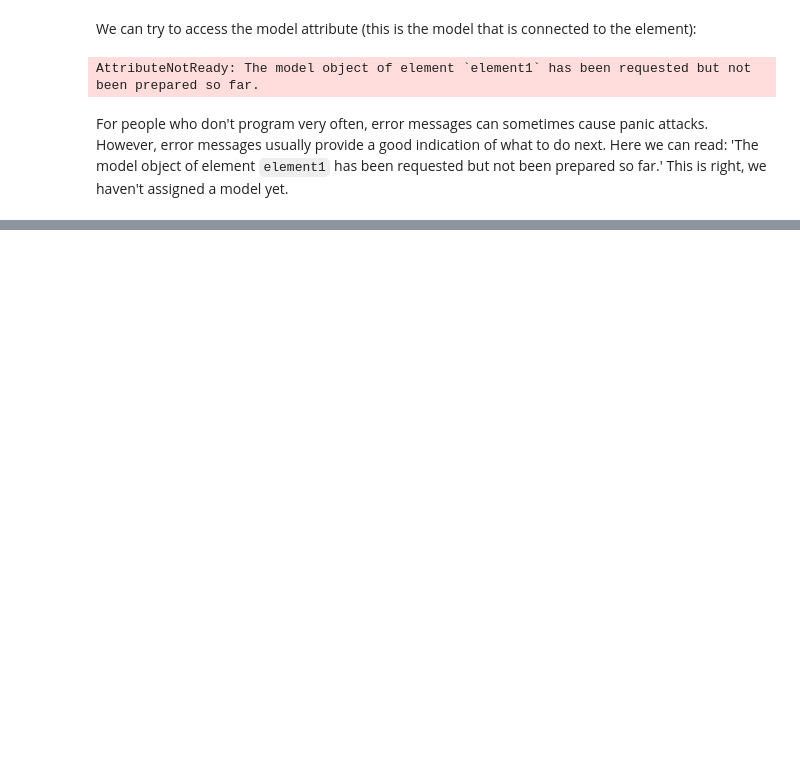
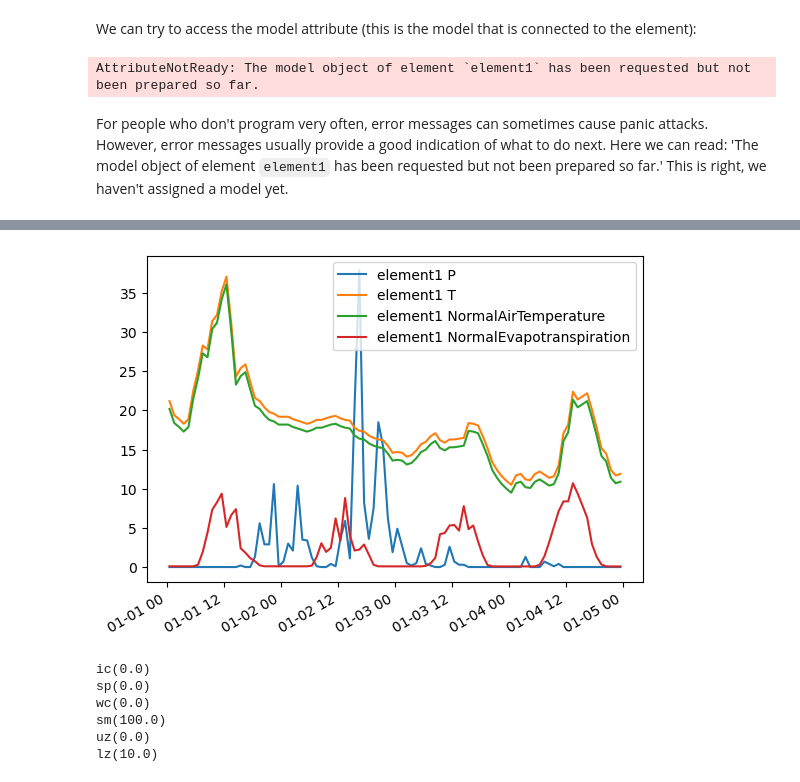
Before and after one commit to parvumflumen/eurofriend2024, a Jupyter notebook: tutorial/step1.ipynb, the cells around one changed output, grey strips where cells are left out. Saved outputs shown, nothing was run; the diff lists cells and outputs as text; code cells hidden in the pictures; blank space fills up the shorter version.

```diff
--- a/tutorial/step1.ipynb
+++ b/tutorial/step1.ipynb
@@ -58,0 +179,10 @@ For people who don't program very often, error messages can sometimes cause pani
+# %%
+with e1.model.add_aetmodel_v1("evap_aet_hbv96"):
+    temperaturethresholdice(0.0)
+    soilmoisturelimit(0.8)
+    excessreduction(0.5)
+    with model.add_petmodel_v1("evap_pet_hbv96"):
+        evapotranspirationfactor(0.7)
+        airtemperaturefactor(0.1)
+        altitudefactor(-0.1)
+        precipitationfactor(0.1)
@@ -58,0 +210,2 @@ For people who don't program very often, error messages can sometimes cause pani
+# %%
+e1.model.update_parameters()
@@ -58,0 +218,19 @@ For people who don't program very often, error messages can sometimes cause pani
+# %%
+e1.model.sequences.inputs.p.series = (
+    0.0, 0.0, 0.0, 0.0, 0.0, 0.0, 0.0, 0.0, 0.0, 0.0, 0.0, 0.0, 0.0, 0.0, 0.0,
+    0.2, 0.0, 0.0, 1.3, 5.6, 2.9, 2.9, 10.6, 0.1, 0.7, 3.0, 2.1, 10.4, 3.5, 3.4,
+    1.2, 0.1, 0.0, 0.0, 0.4, 0.1, 3.6, 5.9, 1.1, 20.7, 37.9, 8.2, 3.6, 7.5, 18.5,
+    15.4, 6.3, 1.9, 4.9, 2.7, 0.5, 0.2, 0.5, 2.4, 0.4, 0.2, 0.0, 0.0, 0.3, 2.6,
+    0.7, 0.3, 0.3, 0.0, 0.0, 0.0, 0.0, 0.0, 0.0, 0.0, 0.0, 0.0, 0.0, 0.0, 0.0,
+    1.3, 0.0, 0.0, 0.0, 0.7, 0.4, 0.1, 0.4, 0.0, 0.0, 0.0, 0.0, 0.0, 0.0, 0.0,
+    0.0, 0.0, 0.0, 0.0, 0.0, 0.0)
+# %%
+e1.model.sequences.inputs.t.series = (
+    21.2, 19.4, 18.9, 18.3, 18.9, 22.5, 25.1, 28.3, 27.8, 31.4, 32.2, 35.2, 37.1,
+    31.2, 24.3, 25.4, 25.9, 23.7, 21.6, 21.2, 20.4, 19.8, 19.6, 19.2, 19.2, 19.2,
+    18.9, 18.7, 18.5, 18.3, 18.5, 18.8, 18.8, 19.0, 19.2, 19.3, 19.0, 18.8, 18.7,
+    17.8, 17.4, 17.3, 16.8, 16.5, 16.3, 16.2, 15.5, 14.6, 14.7, 14.6, 14.1, 14.3,
+    14.9, 15.7, 16.0, 16.7, 17.1, 16.2, 15.9, 16.3, 16.3, 16.4, 16.5, 18.4, 18.3,
+    18.1, 16.7, 15.2, 13.4, 12.4, 11.6, 11.0, 10.5, 11.7, 11.9, 11.2, 11.1, 11.9,
+    12.2, 11.8, 11.4, 11.6, 13.0, 17.1, 18.2, 22.4, 21.4, 21.8, 22.2, 20.1, 17.8,
+    15.2, 14.5, 12.4, 11.7, 11.9)
@@ -58,0 +253,4 @@ For people who don't program very often, error messages can sometimes cause pani
+# %%
+figure = e1.plot_inputseries()
+# %% [output]
+[figure, added]
@@ -58,0 +264,9 @@ For people who don't program very often, error messages can sometimes cause pani
+# %%
+e1.model.sequences.states
+# %% [output]
+ic(0.0)
+sp(0.0)
+wc(0.0)
+sm(100.0)
+uz(0.0)
+lz(10.0)
```
Also changed, not shown: parts of 32 cells of this notebook.
